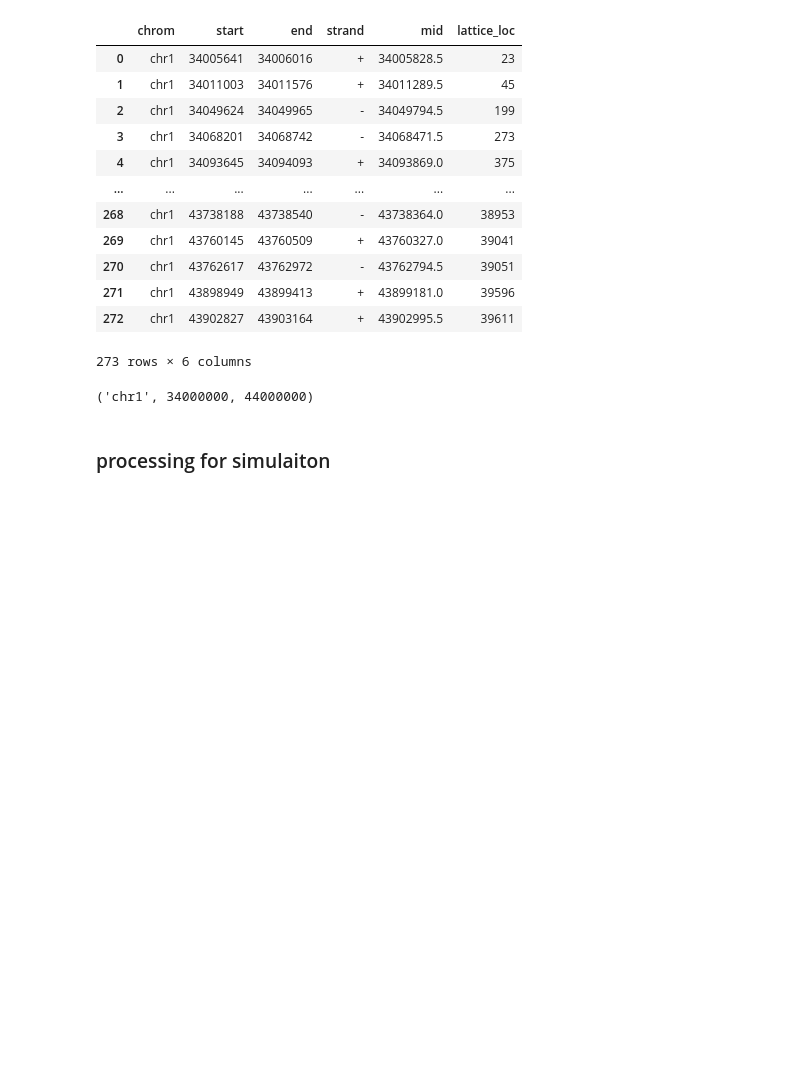
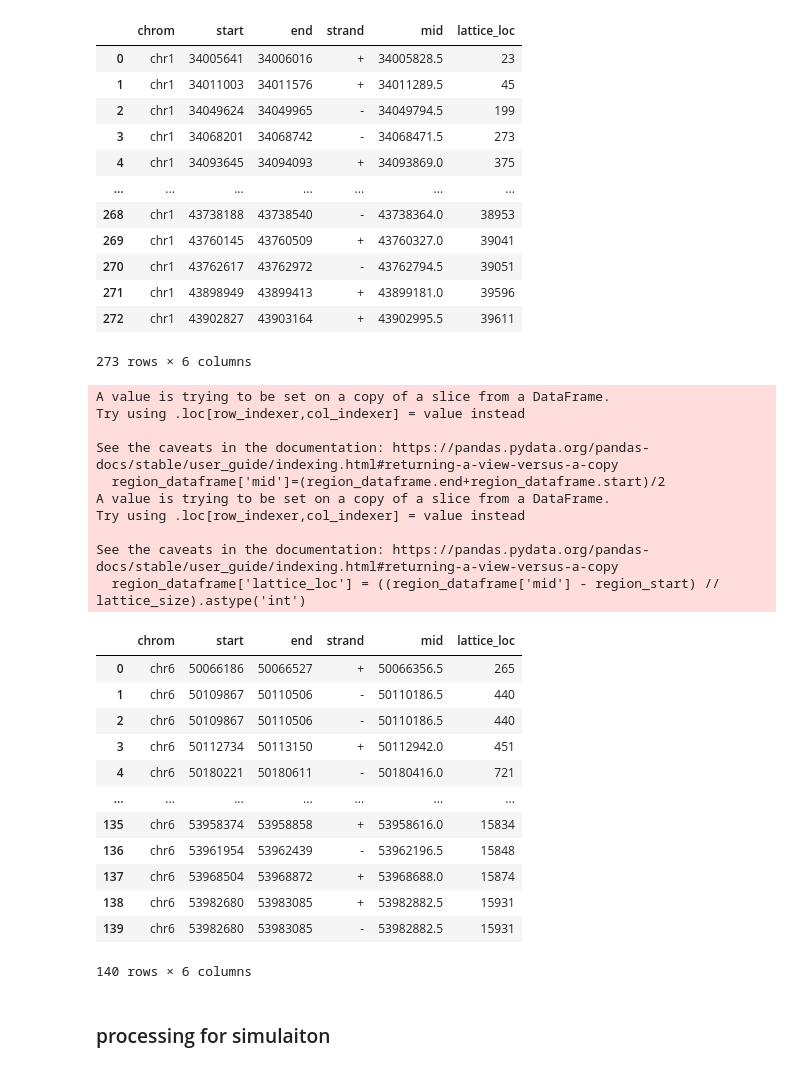
Before and after one commit to Fudenberg-Research-Group/OccupancyInputCTCF, a Jupyter notebook: processing/genome_domain_processing.ipynb, the cells around one changed output. Cells and saved outputs as stored; diff of their text form; code cells hidden in the pictures; blank space fills up the shorter version.

```diff
--- a/processing/genome_domain_processing.ipynb
+++ b/processing/genome_domain_processing.ipynb
@@ -72,8 +181,32 @@ region_ctcf_motif.to_csv('chr1_34mb_44mb.csv',index=False)
-# %%
-new_region = 'chr1:34000000-35000000'
-bioframe.parse_region_string(region)
-# %% [output]
-('chr1', 34000000, 44000000)
+# %%
+region_ctcf_motif = utils.region_data_frame(peaks_motifs, region = 'chr6:50000000-54000000')
+region_ = bioframe.parse_region_string('chr6:50000000-54000000')
+region_ctcf_motif.to_csv('{name}_{begin}_{end}.csv'.format(name = region_[0], begin = region_[1], end = region_[2]) ,index=False)
+region_ctcf_motif
+# %% [output]
+A value is trying to be set on a copy of a slice from a DataFrame.
+Try using .loc[row_indexer,col_indexer] = value instead
+
+See the caveats in the documentation: https://pandas.pydata.org/pandas-docs/stable/user_guide/indexing.html#returning-a-view-versus-a-copy
+  region_dataframe['mid']=(region_dataframe.end+region_dataframe.start)/2
+A value is trying to be set on a copy of a slice from a DataFrame.
+Try using .loc[row_indexer,col_indexer] = value instead
+
+See the caveats in the documentation: https://pandas.pydata.org/pandas-docs/stable/user_guide/indexing.html#returning-a-view-versus-a-copy
+  region_dataframe['lattice_loc'] = ((region_dataframe['mid'] - region_start) // lattice_size).astype('int')
+|  | chrom | start | end | strand | mid | lattice_loc |
+| 0 | chr6 | 50066186 | 50066527 | + | 50066356.5 | 265 |
+| 1 | chr6 | 50109867 | 50110506 | - | 50110186.5 | 440 |
+| 2 | chr6 | 50109867 | 50110506 | - | 50110186.5 | 440 |
+| 3 | chr6 | 50112734 | 50113150 | + | 50112942.0 | 451 |
+| 4 | chr6 | 50180221 | 50180611 | - | 50180416.0 | 721 |
+| ... | ... | ... | ... | ... | ... | ... |
+| 135 | chr6 | 53958374 | 53958858 | + | 53958616.0 | 15834 |
+| 136 | chr6 | 53961954 | 53962439 | - | 53962196.5 | 15848 |
+| 137 | chr6 | 53968504 | 53968872 | + | 53968688.0 | 15874 |
+| 138 | chr6 | 53982680 | 53983085 | + | 53982882.5 | 15931 |
+| 139 | chr6 | 53982680 | 53983085 | - | 53982882.5 | 15931 |
+140 rows × 6 columns
 # %% [markdown]
 ### processing for simulaiton
 # %%
```
Also changed, not shown: parts of 20 cells of this notebook, 5 other files.
